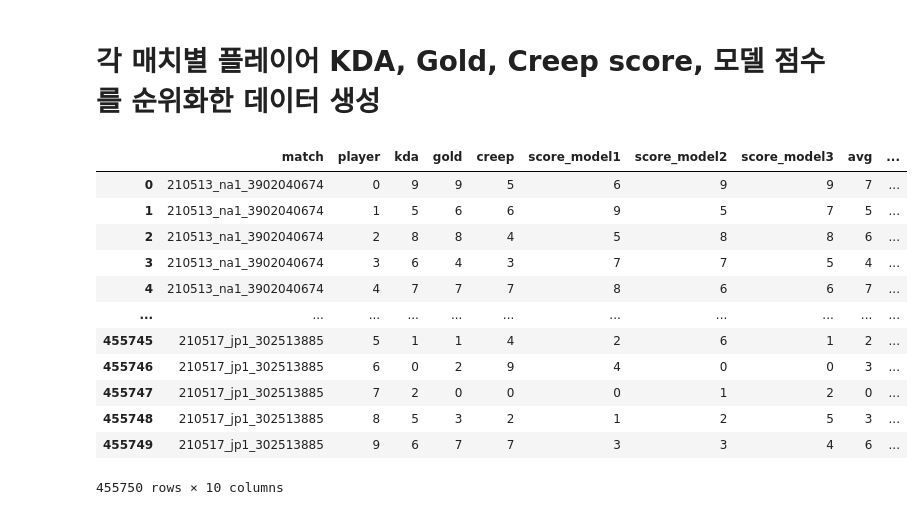
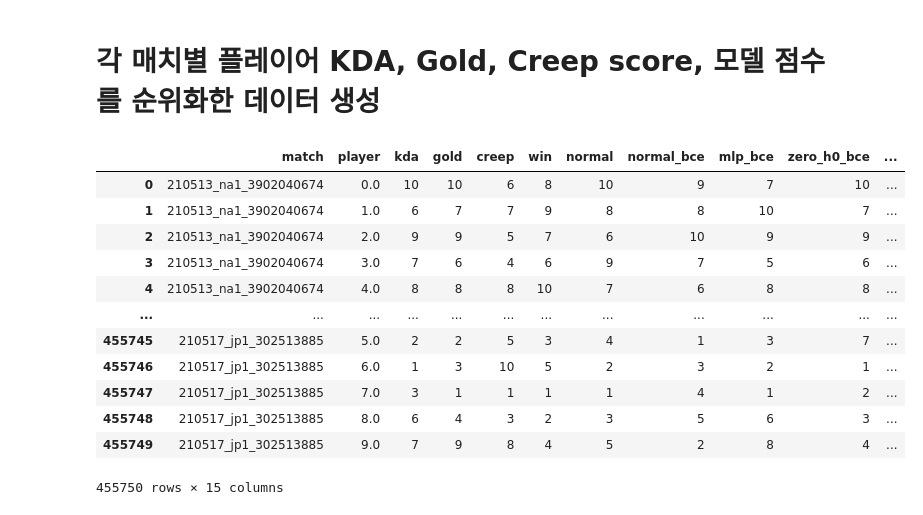
Before and after one commit to ThrypsisJ/Action2Score, a Jupyter notebook: connect_meta_score.ipynb, the cells around one changed output. Saved outputs shown, nothing was run; the diff lists cells and outputs as text; code cells hidden in the pictures.

```diff
--- a/connect_meta_score.ipynb
+++ b/connect_meta_score.ipynb
@@ -71,49 +3,79 @@ meta
+# %%
+import pandas as pd
+import pickle
+import numpy as np
+from pathlib import Path
+
+base_path = Path('./experiment/matches_scores')
+models = [model.name for model in list(base_path.glob('*'))]
+
+with open('./Dataset/meta_analysis.ftr', 'rb') as file:
+    meta = pd.read_feather(file)
+
+meta.insert(5, 'gold', (meta['gold_earned']+meta['gold_spent']))
+meta.drop(['gold_earned', 'gold_spent'], axis='columns', inplace=True)
+
+for model in models:
+    meta[model] = np.nan
+    model_list = list((base_path / model).glob('*'))
+    for idx, match in enumerate(model_list):
+        endstr = '\n' if idx+1 == len(model_list) else '\r'
+        print(f'[{model}] ({idx+1:5d}/{len(model_list)}) {(idx+1)/len(model_list)*100:3.1f}% progressing...', end=endstr)
+
+        with match.open('rb') as file: scores = pickle.load(file)
+        scores = [scores[idx].sum().item() for idx in range(10)]
+
+        meta.loc[(meta.mat_no==match.name[:-4]), model] = scores
+
+meta.to_feather('./Dataset/meta_analysis_with_score.ftr')
+meta
 # %% [markdown]
 # 각 매치별 플레이어 KDA, Gold, Creep score, 모델 점수를 순위화한 데이터 생성
 # %%
 import pandas as pd
 import pickle
 import numpy as np
 from tqdm import tqdm
 
-with open('./Dataset/meta_analysis_with_score.ftr', 'rb') as file:
-    meta = pd.read_feather(file)
-meta.rename(columns={'gold_earned':'gold', 'score_norm':'score_model1', 'score_zero':'score_model2', 'score_mlp':'score_model3'}, inplace=True)
-columns = ['match', 'player', 'kda', 'gold', 'creep', 'score_model1', 'score_model2', 'score_model3']
+meta = pd.read_feather('./Dataset/meta_analysis_with_score.ftr')
+meta.drop('teamid', axis='columns', inplace=True)
+columns = meta.columns[4:]
 
 block_num = int(len(meta) / 10)
 ar = np.zeros([len(meta), len(columns)], dtype=np.int8)
 df = pd.DataFrame(ar, columns=columns)
+df.insert(0, 'match', np.nan)
+df.insert(1, 'player', np.nan)
 
 for idx in tqdm(range(block_num)):
     sdx = idx * 10
     edx = sdx + 9
     tmp = meta.loc[sdx:edx].copy()
     df.loc[sdx:edx, 'match'] = tmp['mat_no']
-    df.loc[sdx:edx, 'player'] = tmp['player']
+    df.loc[sdx:edx, 'player'] = tmp['player']+1
 
-    for col in columns[2:]:
+    for col in columns:
         tmp.sort_values(by=col, axis=0, inplace=True, ignore_index=True, ascending=False)
-        data = [int(tmp.index[tmp.player==pi].item()) for pi in range(10)]
+        data = [int(tmp.index[tmp.player==pi].item()+1) for pi in range(10)]
         df.loc[sdx:edx, col] = data
 
 tqdm.pandas()
 df['avg'] = df.progress_apply((lambda x: int((x.gold+x.creep+x.kda)/3)), axis=1)
 df['avg_nocreep'] = df.progress_apply((lambda x: int((x.gold+x.kda)/2)), axis=1)
 
 df.to_feather('./experiment/analysis_result.ftr')
 df
 # %% [output]
-|  | match | player | kda | gold | creep | score_model1 | score_model2 | score_model3 | avg | ... |
-| 0 | 210513_na1_3902040674 | 0 | 9 | 9 | 5 | 6 | 9 | 9 | 7 | ... |
-| 1 | 210513_na1_3902040674 | 1 | 5 | 6 | 6 | 9 | 5 | 7 | 5 | ... |
-| 2 | 210513_na1_3902040674 | 2 | 8 | 8 | 4 | 5 | 8 | 8 | 6 | ... |
-| 3 | 210513_na1_3902040674 | 3 | 6 | 4 | 3 | 7 | 7 | 5 | 4 | ... |
-| 4 | 210513_na1_3902040674 | 4 | 7 | 7 | 7 | 8 | 6 | 6 | 7 | ... |
-| ... | ... | ... | ... | ... | ... | ... | ... | ... | ... | ... |
-| 455745 | 210517_jp1_302513885 | 5 | 1 | 1 | 4 | 2 | 6 | 1 | 2 | ... |
-| 455746 | 210517_jp1_302513885 | 6 | 0 | 2 | 9 | 4 | 0 | 0 | 3 | ... |
-| 455747 | 210517_jp1_302513885 | 7 | 2 | 0 | 0 | 0 | 1 | 2 | 0 | ... |
-| 455748 | 210517_jp1_302513885 | 8 | 5 | 3 | 2 | 1 | 2 | 5 | 3 | ... |
-| 455749 | 210517_jp1_302513885 | 9 | 6 | 7 | 7 | 3 | 3 | 4 | 6 | ... |
+|  | match | player | kda | gold | creep | win | normal | normal_bce | mlp_bce | zero_h0_bce | ... |
+| 0 | 210513_na1_3902040674 | 0.0 | 10 | 10 | 6 | 8 | 10 | 9 | 7 | 10 | ... |
+| 1 | 210513_na1_3902040674 | 1.0 | 6 | 7 | 7 | 9 | 8 | 8 | 10 | 7 | ... |
+| 2 | 210513_na1_3902040674 | 2.0 | 9 | 9 | 5 | 7 | 6 | 10 | 9 | 9 | ... |
+| 3 | 210513_na1_3902040674 | 3.0 | 7 | 6 | 4 | 6 | 9 | 7 | 5 | 6 | ... |
+| 4 | 210513_na1_3902040674 | 4.0 | 8 | 8 | 8 | 10 | 7 | 6 | 8 | 8 | ... |
+| ... | ... | ... | ... | ... | ... | ... | ... | ... | ... | ... | ... |
+| 455745 | 210517_jp1_302513885 | 5.0 | 2 | 2 | 5 | 3 | 4 | 1 | 3 | 7 | ... |
+| 455746 | 210517_jp1_302513885 | 6.0 | 1 | 3 | 10 | 5 | 2 | 3 | 2 | 1 | ... |
+| 455747 | 210517_jp1_302513885 | 7.0 | 3 | 1 | 1 | 1 | 1 | 4 | 1 | 2 | ... |
+| 455748 | 210517_jp1_302513885 | 8.0 | 6 | 4 | 3 | 2 | 3 | 5 | 6 | 3 | ... |
+| 455749 | 210517_jp1_302513885 | 9.0 | 7 | 9 | 8 | 4 | 5 | 2 | 8 | 4 | ... |
-455750 rows × 10 columns
+455750 rows × 15 columns
```
Also changed, not shown: parts of 1 cell of this notebook, 14 other files.
